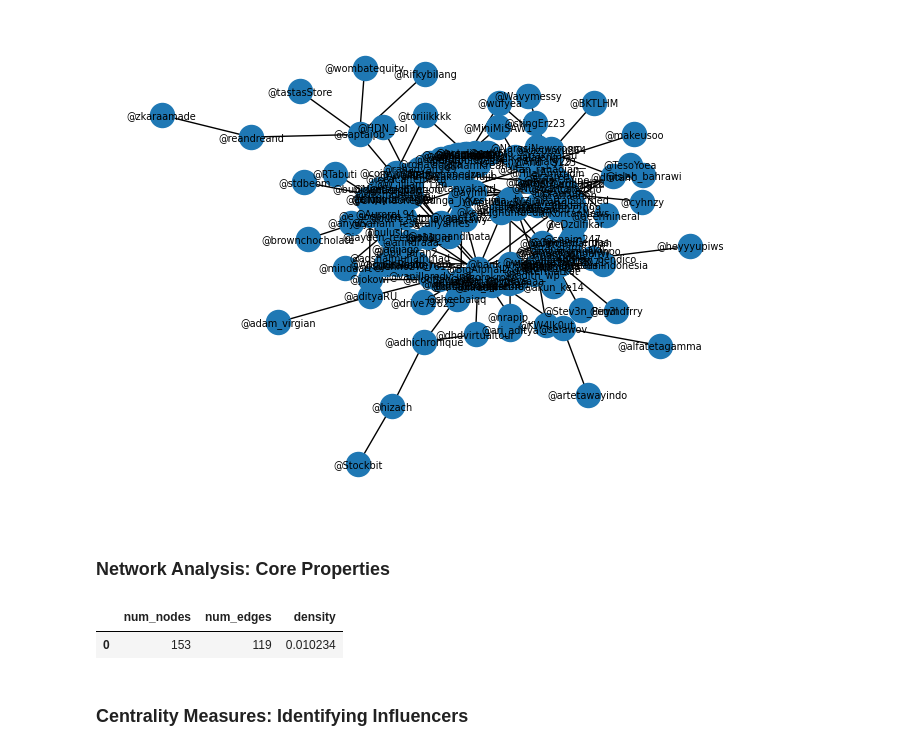
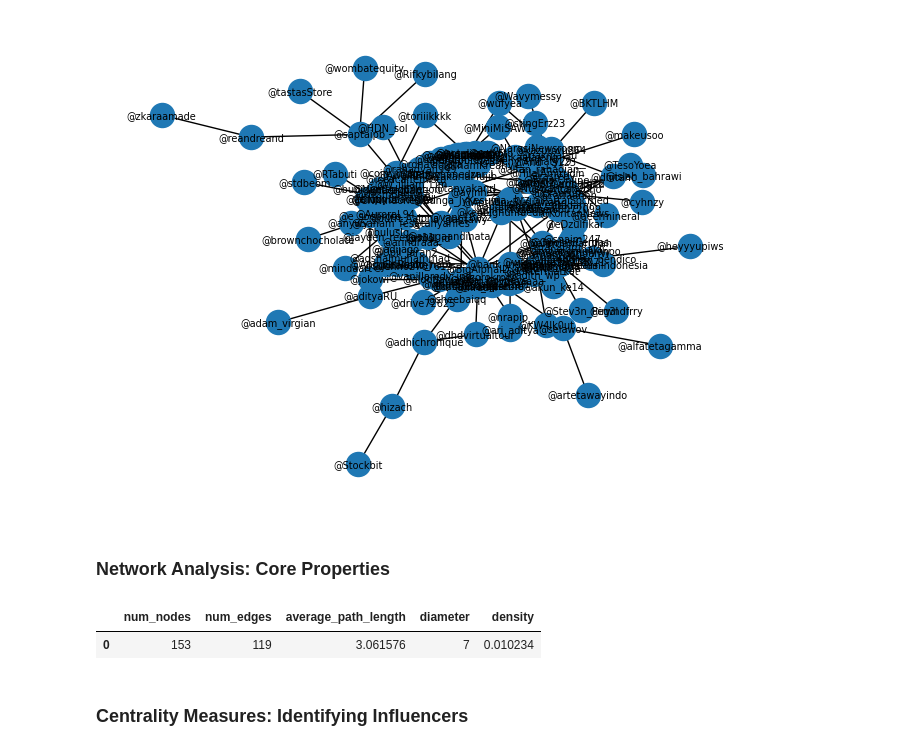
Before and after one commit to andrybrew/IHT-SEM1302-30Okt, a Jupyter notebook: practice_material/social_network_analysis.ipynb, the cells around one changed output. Cells and saved outputs as stored; diff of their text form; code cells hidden in the pictures.

Commit message:
Add diameter and average path length measurement

```diff
--- a/practice_material/social_network_analysis.ipynb
+++ b/practice_material/social_network_analysis.ipynb
@@ -80,22 +80,32 @@ nx.draw(G, pos = nx.kamada_kawai_layout(G), font_size = 7, with_labels = True)
 # %%
 # Calculate number of nodes
 num_nodes = G.number_of_nodes()
 
 # Calculate number of edges
 num_edges = G.number_of_edges()
 
 # Calculate density
 density = nx.density(G)
 
+# Find the Largest Connected Component (LCC)
+largest_cc = max(nx.connected_components(G), key=len)
+subgraph = G.subgraph(largest_cc)
+
+# Calculate metrics for the LCC
+lcc_avg_path_length = nx.average_shortest_path_length(subgraph)
+lcc_diameter = nx.diameter(subgraph)
+
 # Create a dataframe based on the results
 network_properties = pd.DataFrame(data= {'num_nodes':[num_nodes],
-                                 'num_edges':[num_edges],
-                                 'density':[density]})
+                                         'num_edges':[num_edges],
+                                         'average_path_length': [lcc_avg_path_length],
+                                         'diameter': [lcc_diameter],
+                                         'density':[density]})
 # Show network properties
 network_properties
 # %% [output]
-|  | num_nodes | num_edges | density |
-| 0 | 153 | 119 | 0.010234 |
+|  | num_nodes | num_edges | average_path_length | diameter | density |
+| 0 | 153 | 119 | 3.061576 | 7 | 0.010234 |
 # %% [markdown]
 ### **Centrality Measures: Identifying Influencers**
 # %%
```
Also changed, not shown: parts of 3 cells of this notebook.
